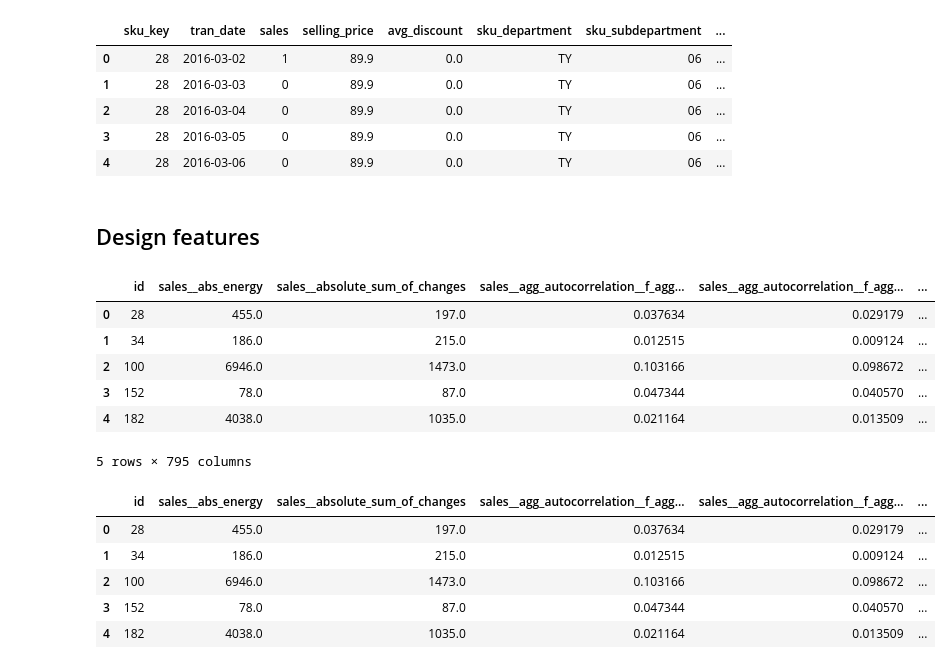
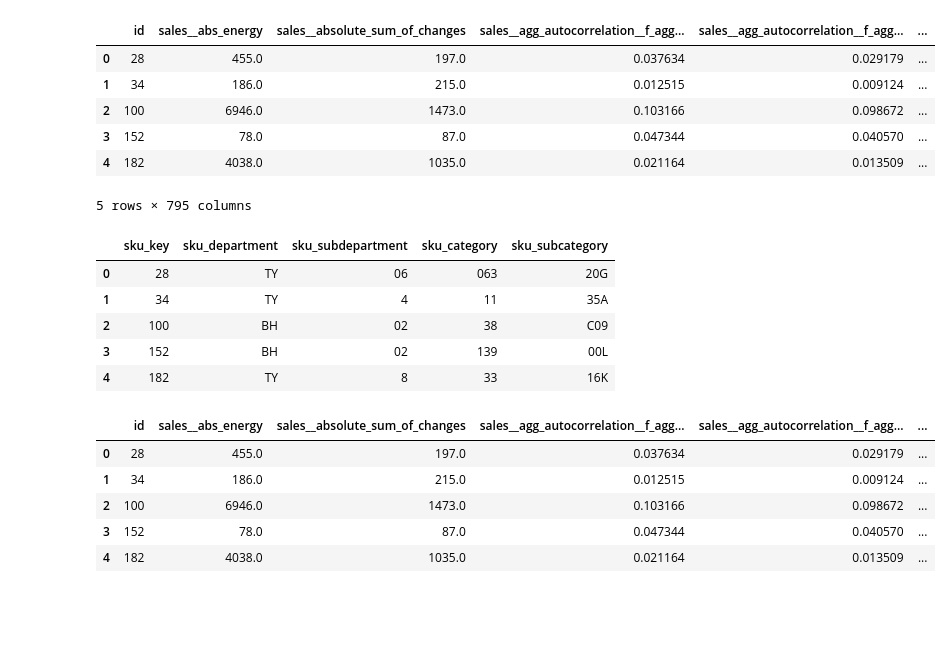
Before and after one commit to brandries/project_echo_clustering, a Jupyter notebook: clustering/Manifold_learning.ipynb, the cells around one changed output. Saved outputs shown, nothing was run; the diff lists cells and outputs as text; code cells hidden in the pictures; blank space fills up the shorter version.

```diff
--- a/clustering/Manifold_learning.ipynb
+++ b/clustering/Manifold_learning.ipynb
@@ -9,13 +9,14 @@ from sklearn.preprocessing import MinMaxScaler
 from minisom import MiniSom
 import tsfresh
 # %%
-df = pd.read_csv('./aggregate_products.csv')
-
+agg = pd.read_csv('sku_labels.csv')
+df = pd.read_csv('extracted_features.csv')
 df.head()
 # %% [output]
-|  | sku_key | tran_date | sales | selling_price | avg_discount | sku_department | sku_subdepartment | ... |
-| 0 | 28 | 2016-03-02 | 1 | 89.9 | 0.0 | TY | 06 | ... |
-| 1 | 28 | 2016-03-03 | 0 | 89.9 | 0.0 | TY | 06 | ... |
-| 2 | 28 | 2016-03-04 | 0 | 89.9 | 0.0 | TY | 06 | ... |
-| 3 | 28 | 2016-03-05 | 0 | 89.9 | 0.0 | TY | 06 | ... |
-| 4 | 28 | 2016-03-06 | 0 | 89.9 | 0.0 | TY | 06 | ... |
+|  | id | sales__abs_energy | sales__absolute_sum_of_changes | sales__agg_autocorrelation__f_agg... | sales__agg_autocorrelation__f_agg... | ... |
+| 0 | 28 | 455.0 | 197.0 | 0.037634 | 0.029179 | ... |
+| 1 | 34 | 186.0 | 215.0 | 0.012515 | 0.009124 | ... |
+| 2 | 100 | 6946.0 | 1473.0 | 0.103166 | 0.098672 | ... |
+| 3 | 152 | 78.0 | 87.0 | 0.047344 | 0.040570 | ... |
+| 4 | 182 | 4038.0 | 1035.0 | 0.021164 | 0.013509 | ... |
+5 rows × 795 columns
@@ -24,2 +22,0 @@ df['tran_date'] = pd.to_datetime(df['tran_date'])
-# %% [markdown]
-## Design features
@@ -34,11 +23,10 @@ extracted_features = pd.read_csv('extracted_features.csv')
 # %%
-extracted_features.head()
+agg.head()
 # %% [output]
-|  | id | sales__abs_energy | sales__absolute_sum_of_changes | sales__agg_autocorrelation__f_agg... | sales__agg_autocorrelation__f_agg... | ... |
-| 0 | 28 | 455.0 | 197.0 | 0.037634 | 0.029179 | ... |
-| 1 | 34 | 186.0 | 215.0 | 0.012515 | 0.009124 | ... |
-| 2 | 100 | 6946.0 | 1473.0 | 0.103166 | 0.098672 | ... |
-| 3 | 152 | 78.0 | 87.0 | 0.047344 | 0.040570 | ... |
-| 4 | 182 | 4038.0 | 1035.0 | 0.021164 | 0.013509 | ... |
+|  | sku_key | sku_department | sku_subdepartment | sku_category | sku_subcategory |
+| 0 | 28 | TY | 06 | 063 | 20G |
+| 1 | 34 | TY | 4 | 11 | 35A |
+| 2 | 100 | BH | 02 | 38 | C09 |
+| 3 | 152 | BH | 02 | 139 | 00L |
+| 4 | 182 | TY | 8 | 33 | 16K |
-5 rows × 795 columns
 # %%
```
Also changed, not shown: parts of 11 cells of this notebook.
